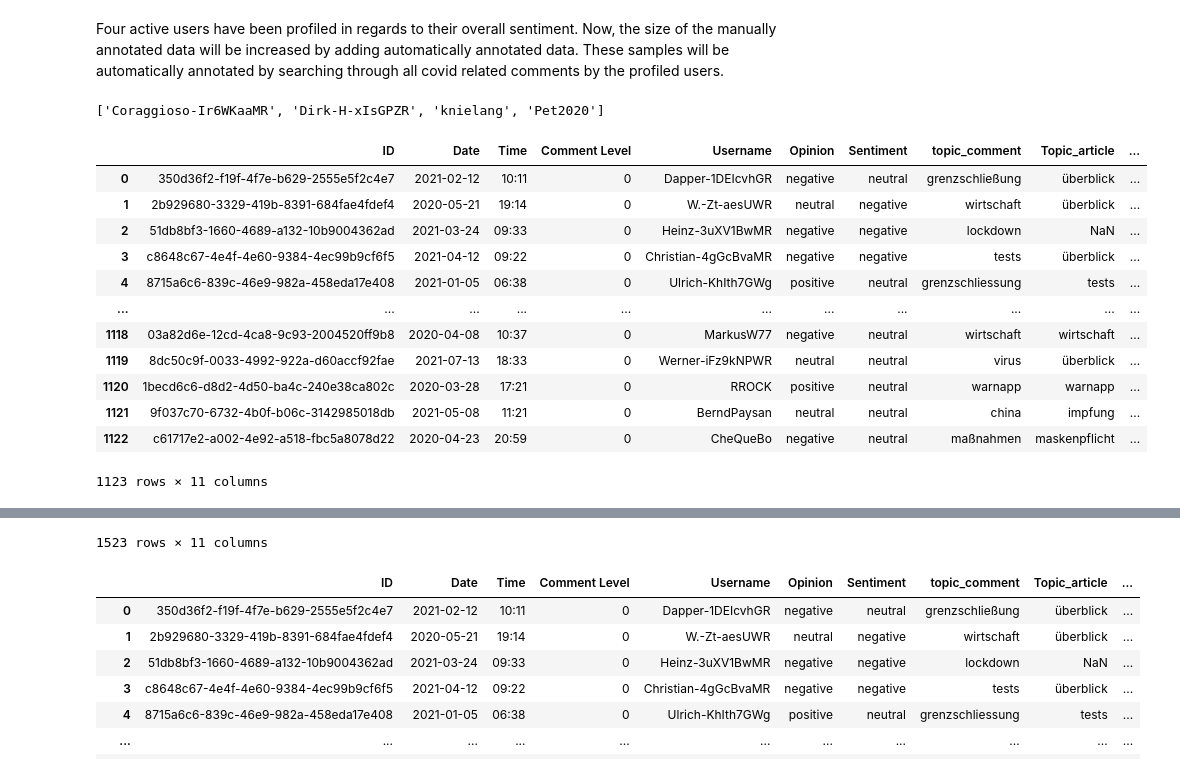
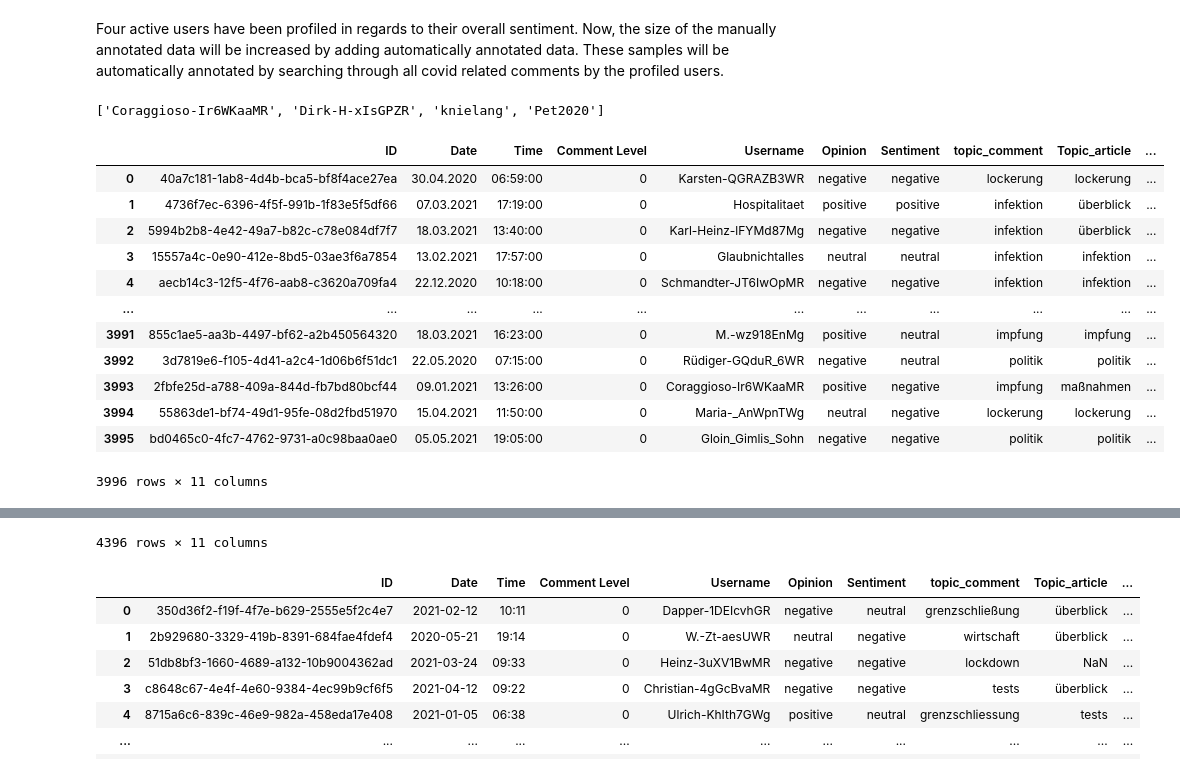
Before and after one commit to KirchnerS/Masterarbeit, a Jupyter notebook: data_exploration.ipynb, the cells around one changed output, grey strips where cells are left out. Drawn from its saved outputs; the diff is of its cells as text; code cells hidden in the pictures.

```diff
--- a/data_exploration.ipynb
+++ b/data_exploration.ipynb
@@ -20,34 +20,34 @@ full.to_csv("annotated_data/cleaned_annotated_data_training.csv", encoding="utf-
 # %%
-### Shows most active users in currently annotated
+# ### Shows most active users in currently annotated
 
 
-# stores username and the corresponding sentiment
-sentiment_person = defaultdict(list)
+# # stores username and the corresponding sentiment
+# sentiment_person = defaultdict(list)
 
 
-meine_daten.update(Nan)
-pd.set_option("display.max_rows", None)
-# print(meine_daten.Username.value_counts())
+# meine_daten.update(Nan)
+# pd.set_option("display.max_rows", None)
+# # print(meine_daten.Username.value_counts())
 
-sentiment_verteilung = list(meine_daten.Sentiment.value_counts())
-opinion_verteilung = list(meine_daten.Opinion.value_counts())
+# sentiment_verteilung = list(meine_daten.Sentiment.value_counts())
+# opinion_verteilung = list(meine_daten.Opinion.value_counts())
 
-for username in meine_daten.Username.value_counts().index[:10]:
-    liste = list(meine_daten.loc[meine_daten.Username == username]["Sentiment"])
-    sentiment_person[username] = liste
+# for username in meine_daten.Username.value_counts().index[:10]:
+#     liste = list(meine_daten.loc[meine_daten.Username == username]["Sentiment"])
+#     sentiment_person[username] = liste
 
-for key, value in sentiment_person.items():
-    sentiment_person[key] = dict((l, value.count(l)) for l in set(value))
+# for key, value in sentiment_person.items():
+#     sentiment_person[key] = dict((l, value.count(l)) for l in set(value))
 
 
-for user in sentiment_person:
-    ax = plt.figure().gca()
-    ax.yaxis.set_major_locator(MaxNLocator(integer=True))
-    names = list(sentiment_person[user].keys())
-    values = list(sentiment_person[user].values())
-    plt.title(user)
-    plt.bar(range(len(sentiment_person[user])), values, tick_label = names)
-    plt.show()
+# for user in sentiment_person:
+#     ax = plt.figure().gca()
+#     ax.yaxis.set_major_locator(MaxNLocator(integer=True))
+#     names = list(sentiment_person[user].keys())
+#     values = list(sentiment_person[user].values())
+#     plt.title(user)
+#     plt.bar(range(len(sentiment_person[user])), values, tick_label = names)
+#     plt.show()
 # %% [output]
 [figure]
 [figure]
@@ -821,34 +776,34 @@ Four active users have been profiled in regards to their overall sentiment. Now,
 # %%
 
 alle_kommentare = pd.read_csv("shuffled_corona_relevante_kommentare.txt", names=["ID", "Date", "Time", "Comment Level", "Username", "Opinion", "Sentiment", "topic_comment", "Topic_article", "comment"], delimiter="\t", index_col=False)
-annotierte_kommentare = pd.read_csv("annotated_data/annotated_data_with_users.csv", names = ["ID", "Date", "Time", "Comment Level", "Username", "Opinion", "Sentiment", "topic_comment", "Topic_article", "comment", "Annotation_Method"], index_col=False)
+annotierte_kommentare = pd.read_csv("annotated_data/annotated_data_with_users_and_al_cleaned2check_final_topics.csv", names = ["ID", "Date", "Time", "Comment Level", "Username", "Opinion", "Sentiment", "topic_comment", "Topic_article", "comment", "Annotation_Method"], index_col=False,encoding = "ISO-8859-1")
 username = [user.split("_")[0] for user in common_sentiment.keys()]
 print(username)
 display(annotierte_kommentare)
 
 counts = {user:0 for user in username}
 for index, row in alle_kommentare.iterrows():
     if row["Username"] in username and counts[row["Username"]] < 100:
         annotierte_kommentare = annotierte_kommentare.append(row)
         counts[row["Username"]] += 1
         if list(counts.values()) == [100 for i in counts.values()]:
             break
 
 annotierte_kommentare.reset_index(inplace=True, drop=True)
 display(annotierte_kommentare)
 # %% [output]
 ['Coraggioso-Ir6WKaaMR', 'Dirk-H-xIsGPZR', 'knielang', 'Pet2020']
 |  | ID | Date | Time | Comment Level | Username | Opinion | Sentiment | topic_comment | Topic_article | ... |
-| 0 | 350d36f2-f19f-4f7e-b629-2555e5f2c4e7 | 2021-02-12 | 10:11 | 0 | Dapper-1DEIcvhGR | negative | neutral | grenzschließung | überblick | ... |
-| 1 | 2b929680-3329-419b-8391-684fae4fdef4 | 2020-05-21 | 19:14 | 0 | W.-Zt-aesUWR | neutral | negative | wirtschaft | überblick | ... |
-| 2 | 51db8bf3-1660-4689-a132-10b9004362ad | 2021-03-24 | 09:33 | 0 | Heinz-3uXV1BwMR | negative | negative | lockdown | NaN | ... |
-| 3 | c8648c67-4e4f-4e60-9384-4ec99b9cf6f5 | 2021-04-12 | 09:22 | 0 | Christian-4gGcBvaMR | negative | negative | tests | überblick | ... |
-| 4 | 8715a6c6-839c-46e9-982a-458eda17e408 | 2021-01-05 | 06:38 | 0 | Ulrich-KhIth7GWg | positive | neutral | grenzschliessung | tests | ... |
+| 0 | 40a7c181-1ab8-4d4b-bca5-bf8f4ace27ea | 30.04.2020 | 06:59:00 | 0 | Karsten-QGRAZB3WR | negative | negative | lockerung | lockerung | ... |
+| 1 | 4736f7ec-6396-4f5f-991b-1f83e5f5df66 | 07.03.2021 | 17:19:00 | 0 | Hospitalitaet | positive | positive | infektion | überblick | ... |
+| 2 | 5994b2b8-4e42-49a7-b82c-c78e084df7f7 | 18.03.2021 | 13:40:00 | 0 | Karl-Heinz-lFYMd87Mg | negative | negative | infektion | überblick | ... |
+| 3 | 15557a4c-0e90-412e-8bd5-03ae3f6a7854 | 13.02.2021 | 17:57:00 | 0 | Glaubnichtalles | neutral | neutral | infektion | infektion | ... |
+| 4 | aecb14c3-12f5-4f76-aab8-c3620a709fa4 | 22.12.2020 | 10:18:00 | 0 | Schmandter-JT6IwOpMR | negative | negative | infektion | infektion | ... |
 | ... | ... | ... | ... | ... | ... | ... | ... | ... | ... | ... |
-| 1118 | 03a82d6e-12cd-4ca8-9c93-2004520ff9b8 | 2020-04-08 | 10:37 | 0 | MarkusW77 | negative | neutral | wirtschaft | wirtschaft | ... |
-| 1119 | 8dc50c9f-0033-4992-922a-d60accf92fae | 2021-07-13 | 18:33 | 0 | Werner-iFz9kNPWR | neutral | neutral | virus | überblick | ... |
-| 1120 | 1becd6c6-d8d2-4d50-ba4c-240e38ca802c | 2020-03-28 | 17:21 | 0 | RROCK | positive | neutral | warnapp | warnapp | ... |
-| 1121 | 9f037c70-6732-4b0f-b06c-3142985018db | 2021-05-08 | 11:21 | 0 | BerndPaysan | neutral | neutral | china | impfung | ... |
-| 1122 | c61717e2-a002-4e92-a518-fbc5a8078d22 | 2020-04-23 | 20:59 | 0 | CheQueBo | negative | neutral | maßnahmen | maskenpflicht | ... |
+| 3991 | 855c1ae5-aa3b-4497-bf62-a2b450564320 | 18.03.2021 | 16:23:00 | 0 | M.-wz918EnMg | positive | neutral | impfung | impfung | ... |
+| 3992 | 3d7819e6-f105-4d41-a2c4-1d06b6f51dc1 | 22.05.2020 | 07:15:00 | 0 | Rüdiger-GQduR_6WR | negative | neutral | politik | politik | ... |
+| 3993 | 2fbfe25d-a788-409a-844d-fb7bd80bcf44 | 09.01.2021 | 13:26:00 | 0 | Coraggioso-Ir6WKaaMR | positive | negative | impfung | maßnahmen | ... |
+| 3994 | 55863de1-bf74-49d1-95fe-08d2fbd51970 | 15.04.2021 | 11:50:00 | 0 | Maria-_AnWpnTWg | neutral | negative | lockerung | lockerung | ... |
+| 3995 | bd0465c0-4fc7-4762-9731-a0c98baa0ae0 | 05.05.2021 | 19:05:00 | 0 | Gloin_Gimlis_Sohn | negative | negative | politik | politik | ... |
-1123 rows × 11 columns
+3996 rows × 11 columns
 |  | ID | Date | Time | Comment Level | Username | Opinion | Sentiment | topic_comment | Topic_article | ... |
@@ -866,4 +821,4 @@ display(annotierte_kommentare)
-1523 rows × 11 columns
+4396 rows × 11 columns
 # %%
 #### Replace Sentiment for user with most common sentiment of that user
 for idx, row in annotierte_kommentare[~annotierte_kommentare["Sentiment"].isin(["negative", "neutral", "positive"])].iterrows():
```
Also changed, not shown: parts of 16 cells of this notebook, 3 other files.
